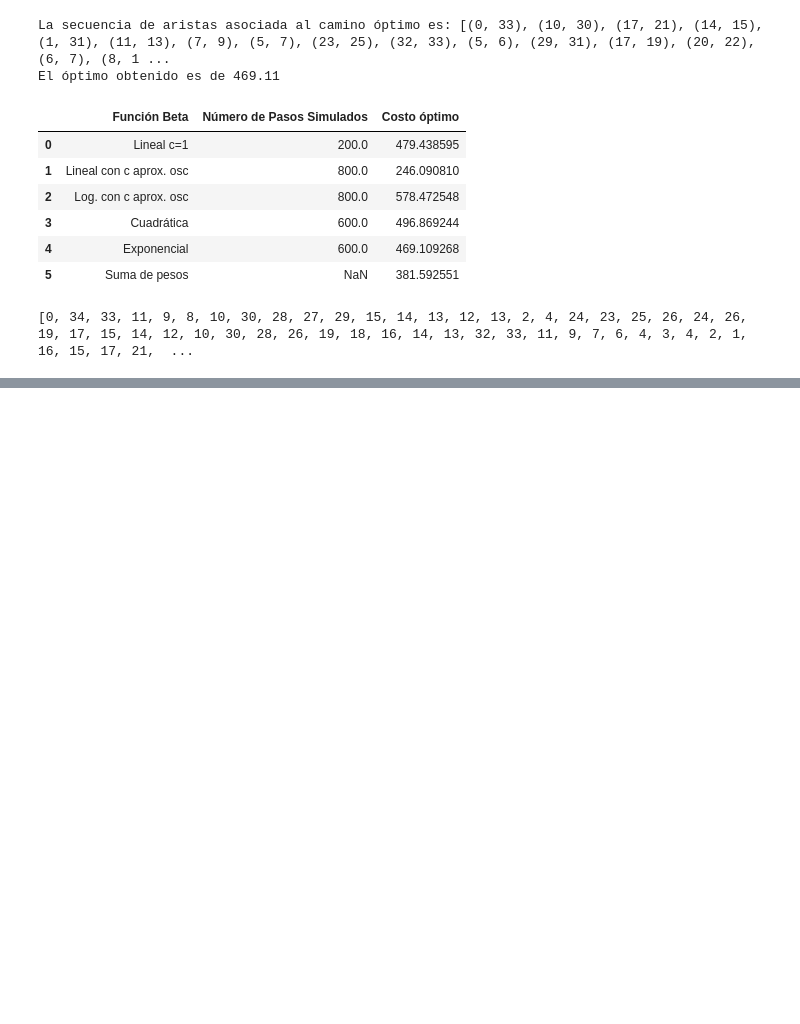
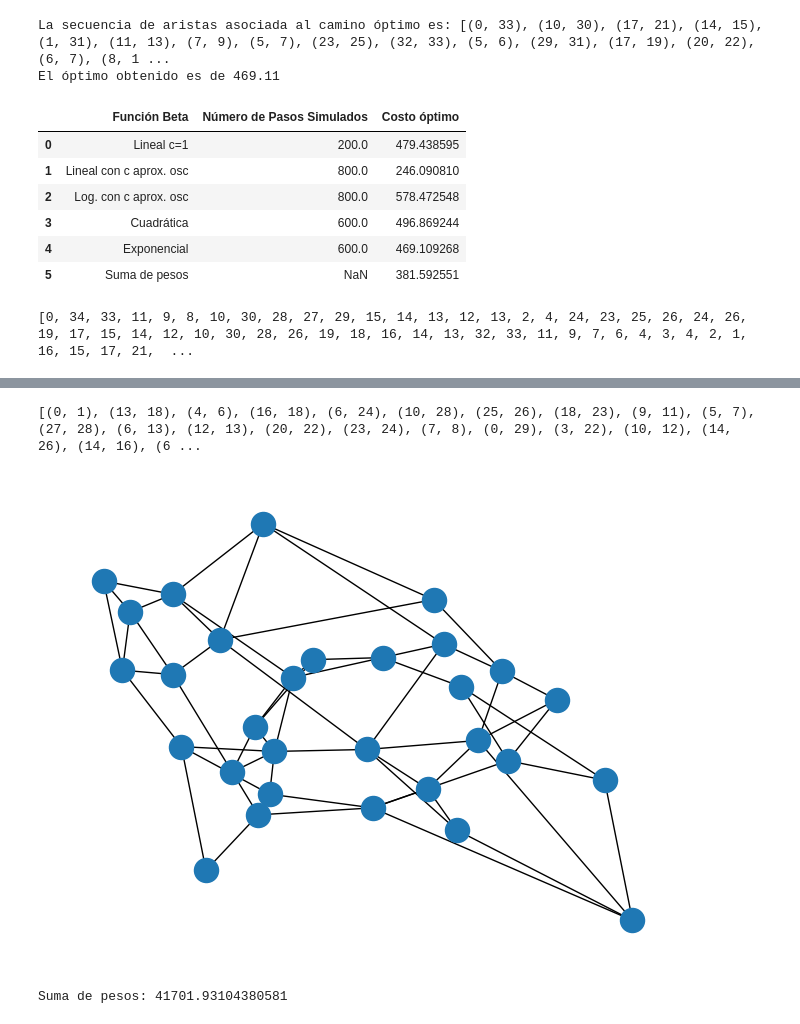
Before and after one commit to BrunoSkarmeta/CPP-SA, a Jupyter notebook: algoritmo.ipynb, the cells around one changed output, grey strips where cells are left out. Saved outputs shown, nothing was run; the diff lists cells and outputs as text; code cells hidden in the pictures; blank space fills up the shorter version.

```diff
--- a/algoritmo.ipynb
+++ b/algoritmo.ipynb
@@ -961,0 +1076,15 @@ plt.show()
+# %%
+l = list(L.nodes()) #Será una lista de tuplas de aristas.
+path_ejemplo = random.sample(l,len(l))
+#Le agregamos el 0 al final de la lista, simbolizando que tenemos que volver al nodo inicial tras cumplir con todas las aristas.
+path_ejemplo.append(0)
+
+print("El camino inicial es:", path_ejemplo) #Acá tendremos un reordenamiento de los nodos de L, si este reordenamiento es tal que su primera tupla
+                    #tiene al 0, avanzamos.
+
+print("\nUn ejemplo de vecino del camino inicial:", vecino(path_ejemplo))
+
+while path_ejemplo[0][0]!=0:
+    path_ejemplo = vecino(path_ejemplo)
+
+print("La configuración inicial es: ",path_ejemplo)
@@ -961,0 +1096,17 @@ plt.show()
+# %%
+# parametros fijos del modelo
+D = create_matrix(G)
+path_inicial = path_ejemplo
+print(path_inicial, len(path_inicial)) #Obtenemos los datos con los cuales inicializamos la cadena, y volvemos a ver el grafo.
+nx.draw(G,)
+# %% [output]
+[(0, 1), (13, 18), (4, 6), (16, 18), (6, 24), (10, 28), (25, 26), (18, 23), (9, 11), (5, 7), (27, 28), (6, 13), (12, 13), (20, 22), (23, 24), (7, 8), (0, 29), (3, 22), (10, 12), (14, 26), (14, 16), (6 ...
+[figure, added]
+# %%
+total_weight = sum(data['weight'] for _, _, data in G.edges(data=True))
+
+print(f"Suma de pesos: {total_weight}")
+
+Delta = 29*total_weight
+# %% [output]
+Suma de pesos: 41701.93104380581
```
Also changed, not shown: parts of 18 cells of this notebook, 1 other file.
